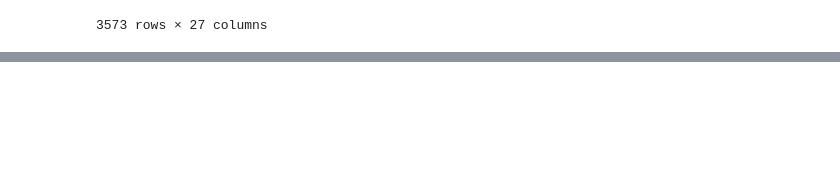
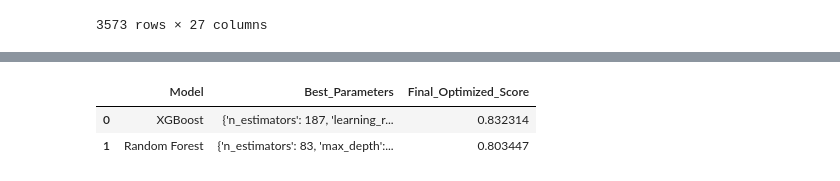
Before and after one commit to Hitesh-Nimbalkar/ML_Project, a Jupyter notebook: Notebook/Model_building.ipynb, the cells around one changed output, grey strips where cells are left out. Saved outputs shown, nothing was run; the diff lists cells and outputs as text; code cells hidden in the pictures; blank space fills up the shorter version.

Commit message:
Model Training

```diff
--- a/Notebook/Model_building.ipynb
+++ b/Notebook/Model_building.ipynb
@@ -33,10 +33,11 @@ df.head()
 #### Train Test Split
 # %%
 from sklearn.model_selection import train_test_split
+import numpy as np
 
 # Assuming X is your feature matrix and y is your target variable
 X = df.drop('Cost', axis=1)  # Features (excluding the target column)
-y = df['Cost'].abs()  # Target variable
+y = np.log(df['Cost'].abs())  # Target variable
 
 # Split the data into training and testing sets
 X_train, X_test, y_train, y_test = train_test_split(X, y, test_size=0.15, random_state=42)
@@ -264,6 +274,8 @@ from sklearn.neighbors import KNeighborsRegressor
 from sklearn.metrics import mean_squared_error, r2_score
 from sklearn.preprocessing import StandardScaler
 from sklearn.pipeline import make_pipeline
+from xgboost import XGBRegressor
+import pandas as pd
 
 class RegressionModels:
     def __init__(self):
@@ -275,7 +287,8 @@ class RegressionModels:
             'AdaBoost': AdaBoostRegressor(),
             'Decision Tree': DecisionTreeRegressor(),
             'Random Forest': RandomForestRegressor(),
-            'KNeighbors': KNeighborsRegressor()
+            'KNeighbors': KNeighborsRegressor(),
+            'XGBoost': XGBRegressor()  # Add XGBoost to the models
         }
         self.trained_models = {}
 
@@ -304,9 +317,7 @@ class RegressionModels:
             evaluations[model_name] = {'Mean Squared Error': mse, 'R2 Score': r2}
         return evaluations
 
-# Example usage:
-# Assuming X_train, y_train, X_test, y_test are your training and testing sets
-
+# Assuming you have X_train, y_train, and X_test defined elsewhere
 # Create an instance of the RegressionModels class
 regression_models = RegressionModels()
 
@@ -315,6 +326,9 @@ regression_models.train_models(X_train, y_train)
 
 # Predict using the trained models on the test data
 predictions = regression_models.predict_models(X_test)
+
+# Evaluate the models on the test data
+evaluations = regression_models.evaluate_models(y_test, predictions)
 
 # Create a list of dictionaries to store the data
 data_list = []
@@ -339,13 +353,6 @@ for model_name, metrics in evaluations.items():
     print(f"\n{model_name} Evaluation:")
     print(f"Mean Squared Error: {metrics['Mean Squared Error']}")
     print(f"R2 Score: {metrics['R2 Score']}")
-
-
-# Display the evaluations
-for model_name, metrics in evaluations.items():
-    print(f"\n{model_name} Evaluation:")
-    print(f"Mean Squared Error: {metrics['Mean Squared Error']}")
-    print(f"R2 Score: {metrics['R2 Score']}")
 # %% [output]
 Evaluations DataFrame:
           Model Name  Mean Squared Error  R2 Score
@@ -552,0 +594,6 @@ Note: you may need to restart the kernel to use updated packages.
+# %%
+results_df
+# %% [output]
+|  | Model | Best_Parameters | Final_Optimized_Score |
+| 0 | XGBoost | {'n_estimators': 187, 'learning_r... | 0.832314 |
+| 1 | Random Forest | {'n_estimators': 83, 'max_depth':... | 0.803447 |
```
Also changed, not shown: parts of 11 cells of this notebook.
